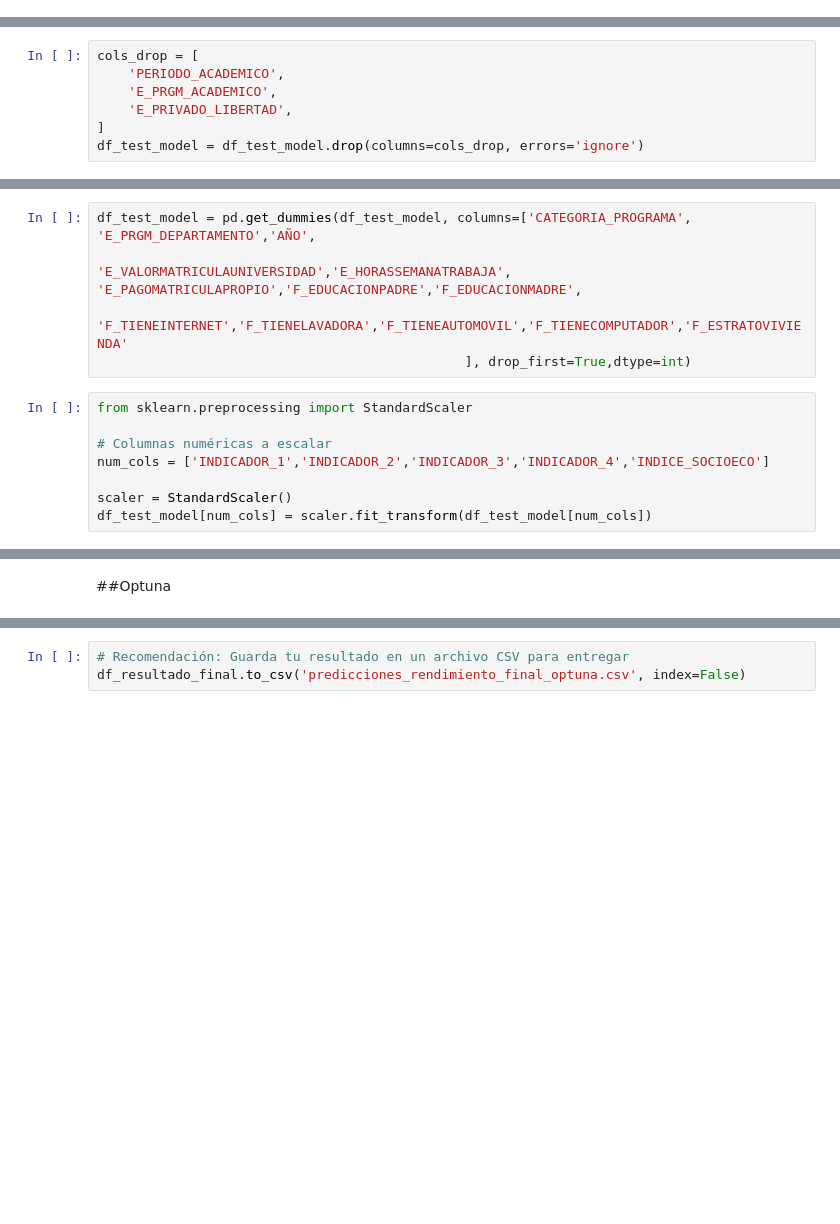
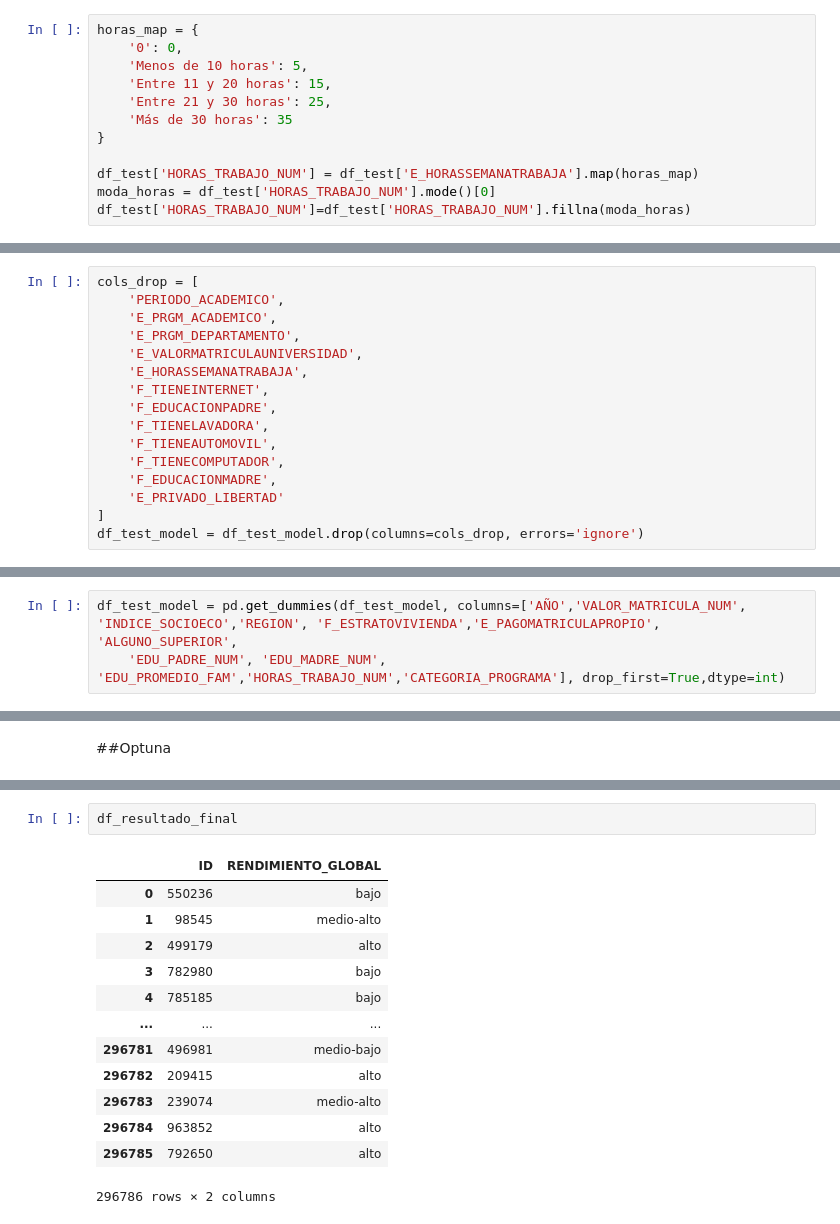
Before and after one commit to Pauladrea03/IA_cciaseing, a Jupyter notebook: 99 - modelo solución.ipynb, the cells around one changed output, grey strips where cells are left out. Saved outputs shown, nothing was run; the diff lists cells and outputs as text; blank space fills up the shorter version.

Commit message:
ajustes modelos

```diff
--- a/99 - modelo solución.ipynb
+++ b/99 - modelo solución.ipynb
@@ -407,3 +563,15 @@ df_test['INDICE_SOCIOECO'] = (
+# %%
+horas_map = {
+    '0': 0,
+    'Menos de 10 horas': 5,
+    'Entre 11 y 20 horas': 15,
+    'Entre 21 y 30 horas': 25,
+    'Más de 30 horas': 35
+}
+
+df_test['HORAS_TRABAJO_NUM'] = df_test['E_HORASSEMANATRABAJA'].map(horas_map)
+moda_horas = df_test['HORAS_TRABAJO_NUM'].mode()[0]
+df_test['HORAS_TRABAJO_NUM']=df_test['HORAS_TRABAJO_NUM'].fillna(moda_horas)
 # %% [markdown]
 ## Eliminación de variables
 # %%
@@ -412,6 +580,15 @@ df_test_model=df_test.copy()
 cols_drop = [
     'PERIODO_ACADEMICO',
     'E_PRGM_ACADEMICO',
-    'E_PRIVADO_LIBERTAD',
+    'E_PRGM_DEPARTAMENTO',
+    'E_VALORMATRICULAUNIVERSIDAD',
+    'E_HORASSEMANATRABAJA',
+    'F_TIENEINTERNET',
+    'F_EDUCACIONPADRE',
+    'F_TIENELAVADORA',
+    'F_TIENEAUTOMOVIL',
+    'F_TIENECOMPUTADOR',
+    'F_EDUCACIONMADRE',
+    'E_PRIVADO_LIBERTAD'
 ]
 df_test_model = df_test_model.drop(columns=cols_drop, errors='ignore')
@@ -439,15 +595,5 @@ dtype: object
 # %%
-df_test_model = pd.get_dummies(df_test_model, columns=['CATEGORIA_PROGRAMA', 'E_PRGM_DEPARTAMENTO','AÑO',
-                                               'E_VALORMATRICULAUNIVERSIDAD','E_HORASSEMANATRABAJA', 'E_PAGOMATRICULAPROPIO','F_EDUCACIONPADRE','F_EDUCACIONMADRE',
-                                                       'F_TIENEINTERNET','F_TIENELAVADORA','F_TIENEAUTOMOVIL','F_TIENECOMPUTADOR','F_ESTRATOVIVIENDA'
-                                               ], drop_first=True,dtype=int)
+df_test_model = pd.get_dummies(df_test_model, columns=['AÑO','VALOR_MATRICULA_NUM', 'INDICE_SOCIOECO','REGION', 'F_ESTRATOVIVIENDA','E_PAGOMATRICULAPROPIO', 'ALGUNO_SUPERIOR',
+    'EDU_PADRE_NUM', 'EDU_MADRE_NUM', 'EDU_PROMEDIO_FAM','HORAS_TRABAJO_NUM','CATEGORIA_PROGRAMA'], drop_first=True,dtype=int)
-# %%
-from sklearn.preprocessing import StandardScaler
-
-# Columnas numéricas a escalar
-num_cols = ['INDICADOR_1','INDICADOR_2','INDICADOR_3','INDICADOR_4','INDICE_SOCIOECO']
-
-scaler = StandardScaler()
-df_test_model[num_cols] = scaler.fit_transform(df_test_model[num_cols])
 # %% [markdown]
 #Creación de dataframe para modelos
@@ -706,4 +759,17 @@ Aquí tienes las primeras filas del resultado:
 Total de predicciones generadas: 296786
-# %%
-# Recomendación: Guarda tu resultado en un archivo CSV para entregar
-df_resultado_final.to_csv('predicciones_rendimiento_final_optuna.csv', index=False)
+# %%
+df_resultado_final
+# %% [output]
+|  | ID | RENDIMIENTO_GLOBAL |
+| 0 | 550236 | bajo |
+| 1 | 98545 | medio-alto |
+| 2 | 499179 | alto |
+| 3 | 782980 | bajo |
+| 4 | 785185 | bajo |
+| ... | ... | ... |
+| 296781 | 496981 | medio-bajo |
+| 296782 | 209415 | alto |
+| 296783 | 239074 | medio-alto |
+| 296784 | 963852 | alto |
+| 296785 | 792650 | alto |
+296786 rows × 2 columns
```
Also changed, not shown: parts of 56 cells of this notebook, 4 other files.
